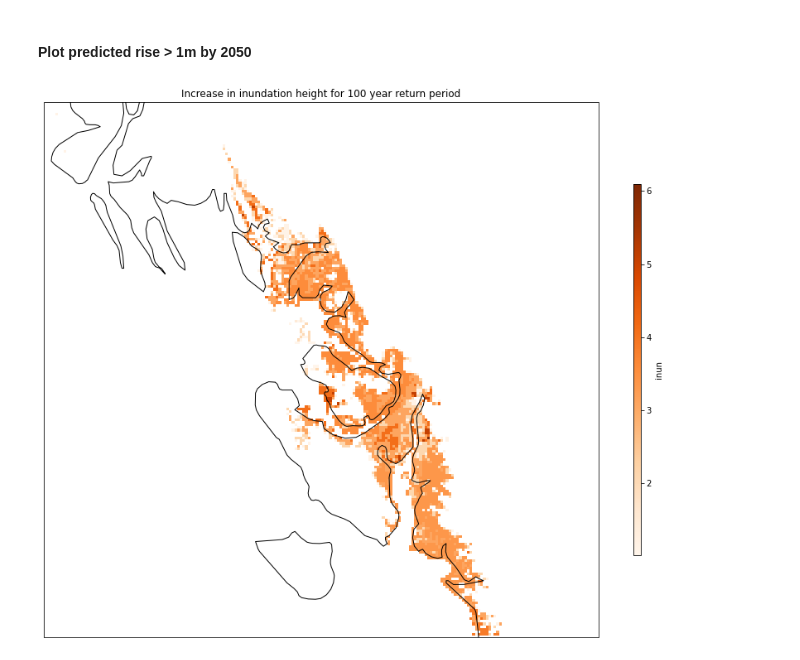
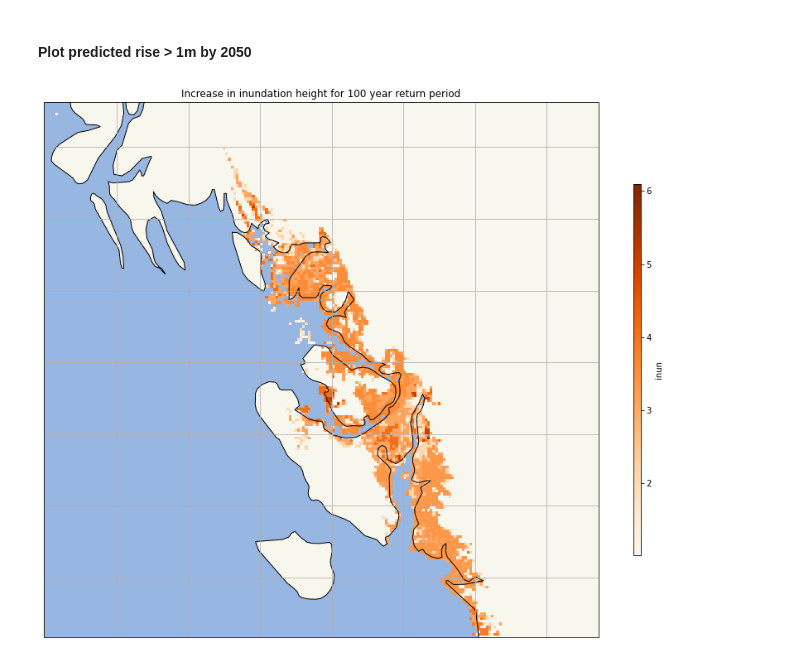
Before and after one commit to mmcfarland/pc-notebook-scratch, a Jupyter notebook: deltares/flood-multi-year.ipynb, the cells around one changed output. Drawn from its saved outputs; the diff is of its cells as text; code cells hidden in the pictures.

```diff
--- a/deltares/flood-multi-year.ipynb
+++ b/deltares/flood-multi-year.ipynb
@@ -185,20 +213,27 @@ b = ds["inun"].sel(time="2050-01-01")
 diff = (b - a)
 diff = diff.where(diff > 1, np.nan)
 # %%
+import cartopy.feature as cfeature
+
 fig, axis = plt.subplots(
     1, 1, subplot_kw=dict(projection=ccrs.PlateCarree()),
     figsize=(15,15)
 )
 
 diff.plot(
     ax=axis,
     transform=ccrs.PlateCarree(),
     cmap="Oranges",
     cbar_kwargs={"aspect": 50, "shrink": 0.55}
 )
 plt.title("Increase in inundation height for 100 year return period")
 axis.coastlines(color="black", linewidth=1)
+axis.gridlines()
 axis.set_extent([minx, maxx, miny, maxy])
+
+axis.add_feature(cfeature.OCEAN, zorder=0)
+axis.add_feature(cfeature.LAND, zorder=0, linewidth=0, facecolor="#f7f7ed")
+
 plt.draw()
 # %% [output]
-[figure, old version]
+[figure, new version]
```
Also changed, not shown: parts of 1 cell of this notebook, 4 other files.
